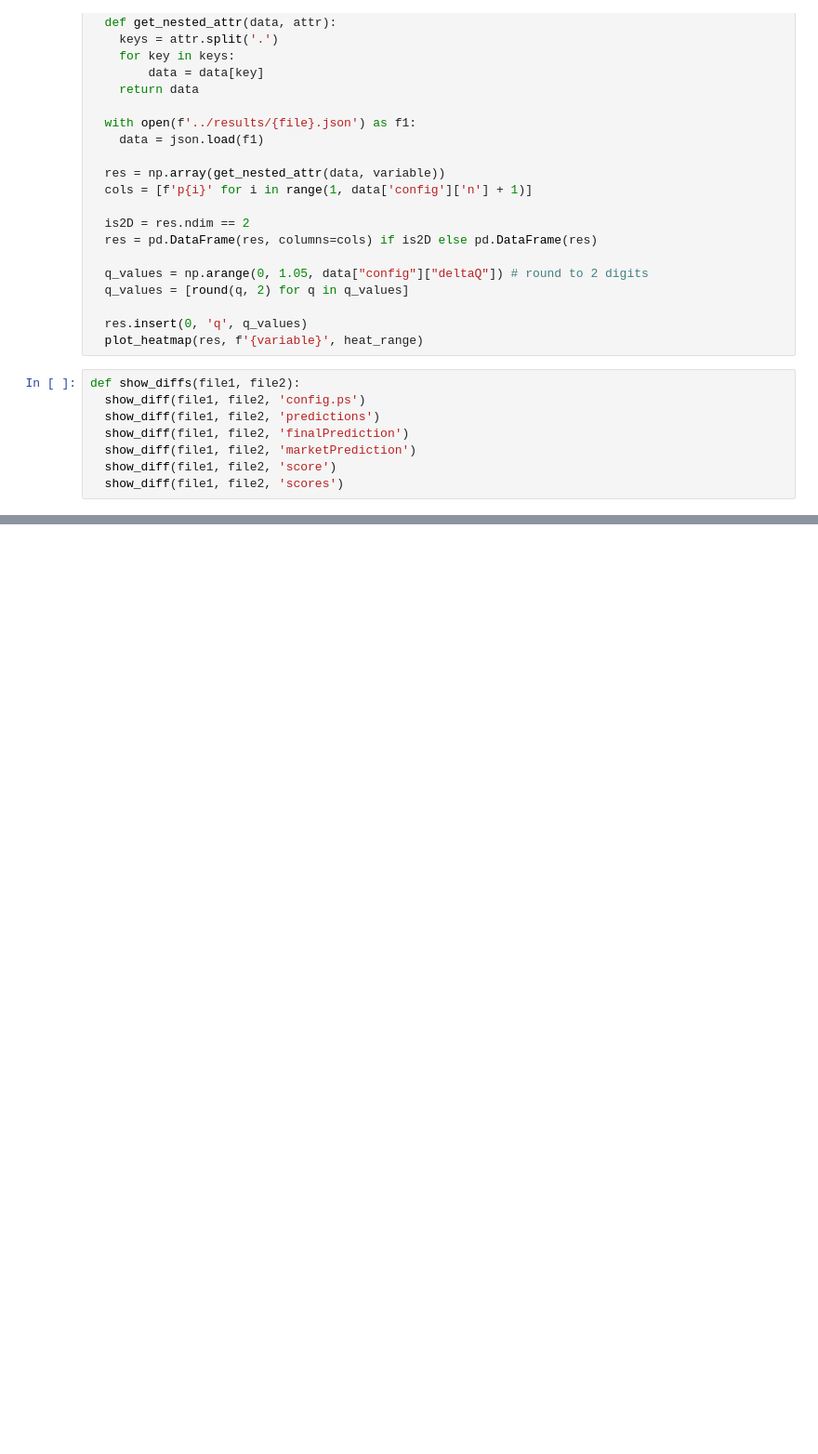
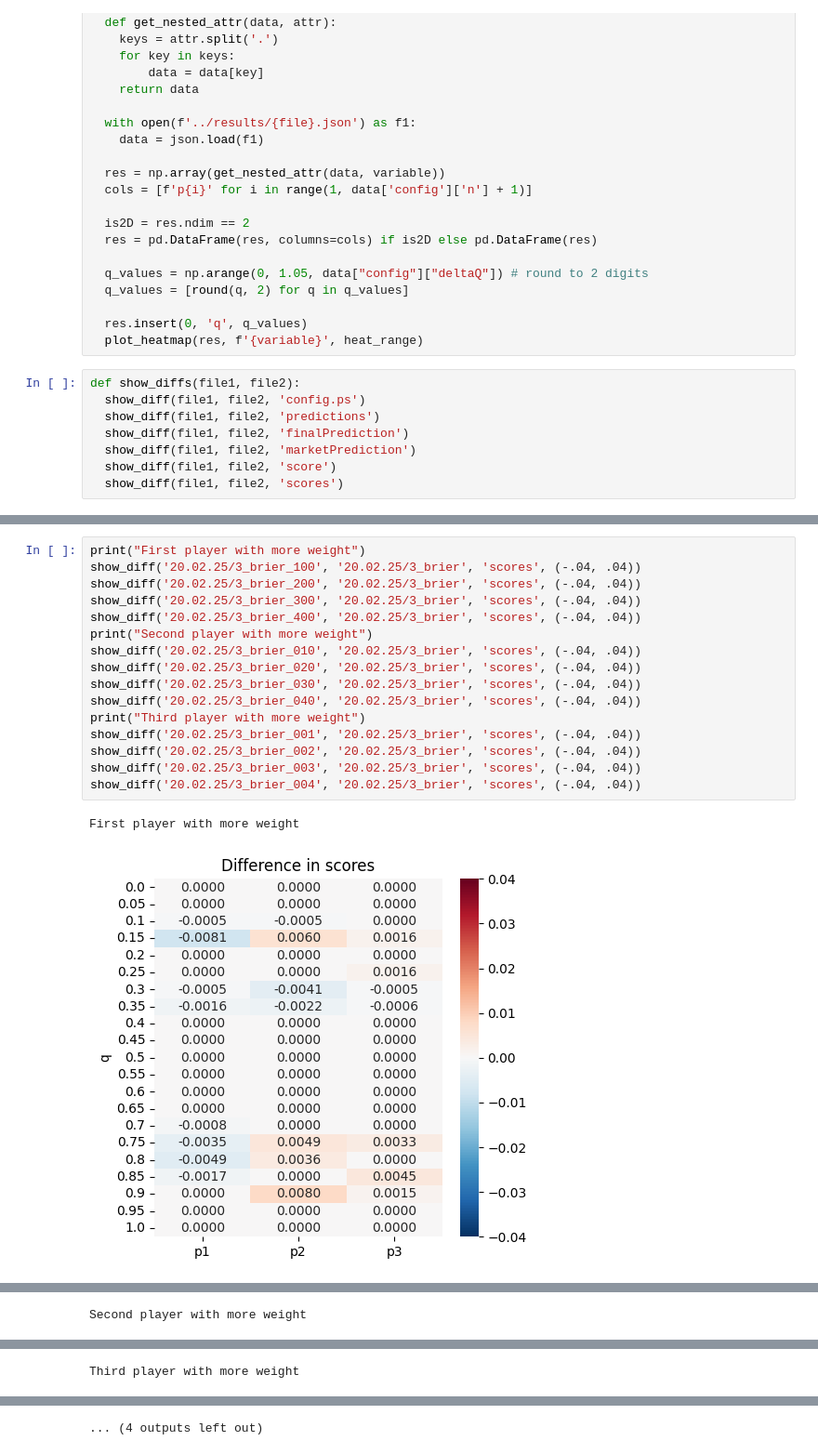
Before and after one commit to mmiguerodriguez/prediction-markets, a Jupyter notebook: investigation/diff.ipynb, the cells around one changed output, grey strips where cells are left out. Shown at 93% size. Drawn from its saved outputs; the diff is of its cells as text; blank space fills up the shorter version.

```diff
--- a/investigation/diff.ipynb
+++ b/investigation/diff.ipynb
@@ -98,0 +86,19 @@ show_diffs('1740091207', '1740091246')#, 'scores', (-.05, .05))
+# %%
+print("First player with more weight")
+show_diff('20.02.25/3_brier_100', '20.02.25/3_brier', 'scores', (-.04, .04))
+show_diff('20.02.25/3_brier_200', '20.02.25/3_brier', 'scores', (-.04, .04))
+show_diff('20.02.25/3_brier_300', '20.02.25/3_brier', 'scores', (-.04, .04))
+show_diff('20.02.25/3_brier_400', '20.02.25/3_brier', 'scores', (-.04, .04))
+print("Second player with more weight")
+show_diff('20.02.25/3_brier_010', '20.02.25/3_brier', 'scores', (-.04, .04))
+show_diff('20.02.25/3_brier_020', '20.02.25/3_brier', 'scores', (-.04, .04))
+show_diff('20.02.25/3_brier_030', '20.02.25/3_brier', 'scores', (-.04, .04))
+show_diff('20.02.25/3_brier_040', '20.02.25/3_brier', 'scores', (-.04, .04))
+print("Third player with more weight")
+show_diff('20.02.25/3_brier_001', '20.02.25/3_brier', 'scores', (-.04, .04))
+show_diff('20.02.25/3_brier_002', '20.02.25/3_brier', 'scores', (-.04, .04))
+show_diff('20.02.25/3_brier_003', '20.02.25/3_brier', 'scores', (-.04, .04))
+show_diff('20.02.25/3_brier_004', '20.02.25/3_brier', 'scores', (-.04, .04))
+# %% [output]
+First player with more weight
+[figure, added]
@@ -98,0 +108 @@ show_diffs('1740091207', '1740091246')#, 'scores', (-.05, .05))
+Second player with more weight
@@ -98,0 +113 @@ show_diffs('1740091207', '1740091246')#, 'scores', (-.05, .05))
+Third player with more weight
@@ -98,0 +115 @@ show_diffs('1740091207', '1740091246')#, 'scores', (-.05, .05))
+... (4 outputs left out)
```
Also changed, not shown: parts of 4 cells of this notebook, 4 other files.
